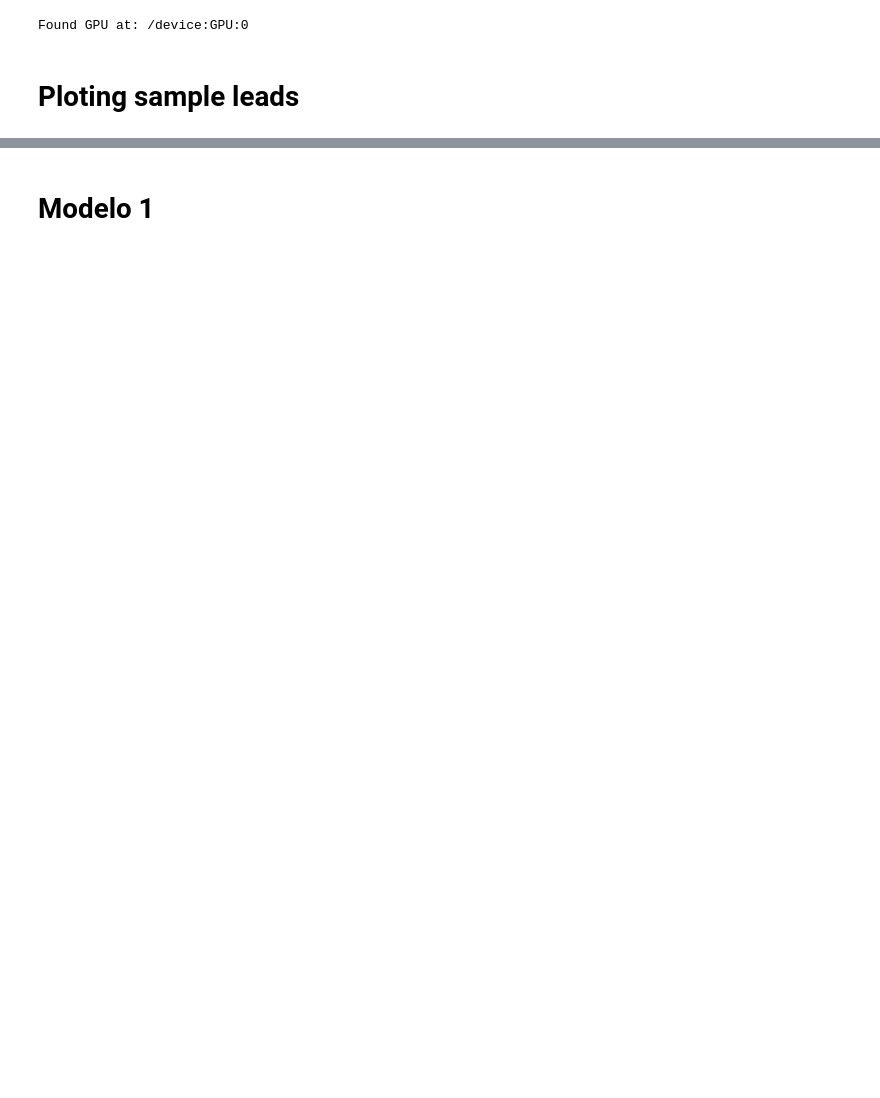
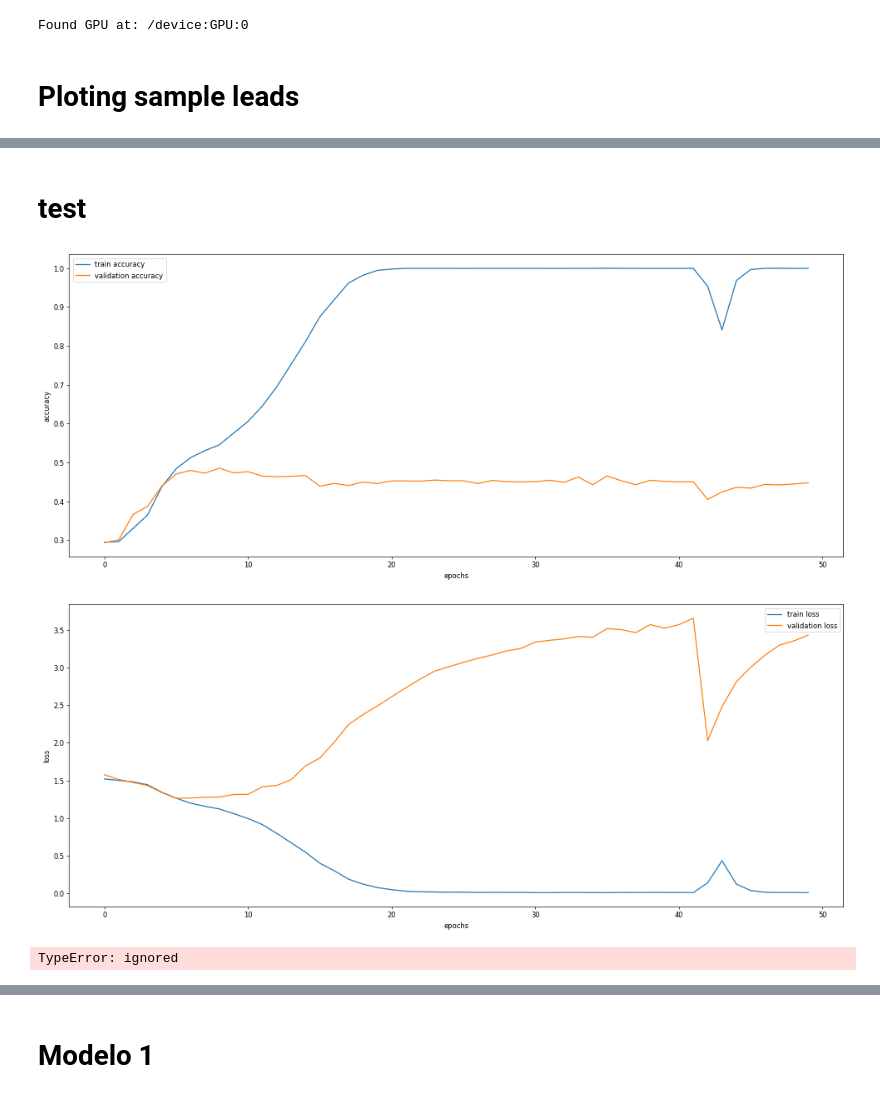
Before and after one commit to vicentbas/ia3_uv, a Jupyter notebook: ecg_full_dataframe_kaggle.ipynb, the cells around one changed output, grey strips where cells are left out. Cells and saved outputs as stored; diff of their text form; code cells hidden in the pictures; blank space fills up the shorter version.

```diff
--- a/ecg_full_dataframe_kaggle.ipynb
+++ b/ecg_full_dataframe_kaggle.ipynb
@@ -161,0 +616,35 @@ categories = len(np.unique(y))
+# %%
+def paint_roc(model,X_test,y_test):
+  fpr = dict()
+  tpr = dict()
+  roc_auc = dict()
+
+  for i in range(categories):
+    from sklearn.metrics import roc_curve, roc_auc_score, auc
+    y_pred_keras = model.predict(X_test)
+
+    fpr[i], tpr[i], _  = roc_curve(y_test[:, i], y_pred_keras[:, i])
+    roc_auc[i] = auc(fpr[i], tpr[i])
+
+  plt.figure()
+  for i in range(categories):
+    plt.plot(fpr[i], tpr[i], label='ROC curve for class %s (area = %0.2f)' % (np.unique(y, return_counts=True)[0][i], roc_auc[i]))
+  plt.plot([0, 1], [0, 1], 'k--')
+  plt.xlim([0.0, 1.0])
+  plt.ylim([0.0, 1.05])
+  plt.xlabel('False Positive Rate')
+  plt.ylabel('True Positive Rate')
+  plt.title('Receiver operating characteristic example')
+  plt.legend(loc="lower right")
+  plt.show()
+# %% [markdown]
+# test
+# %%
+X_train, X_test, y_train, y_test = train_test_split(derv_1,y_, test_size=0.3, random_state=42)
+model, history = generate_model_1(1, 50, X_train, X_test, y_train, y_test, 0.0001)
+paint_acc_loss(history)
+paint_roc(model,X_test,  y_test)
+# %% [output]
+[figure, added]
+[figure, added]
+TypeError: ignored
```
Also changed, not shown: parts of 81 cells of this notebook.
